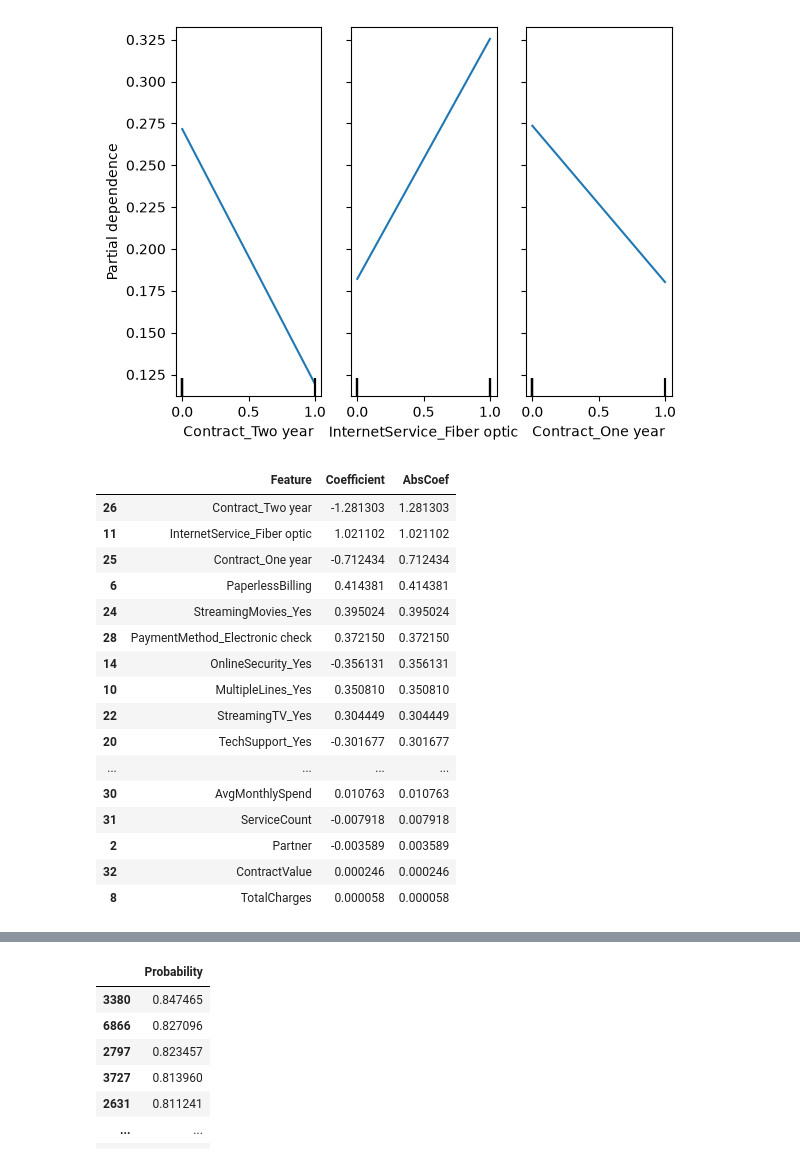
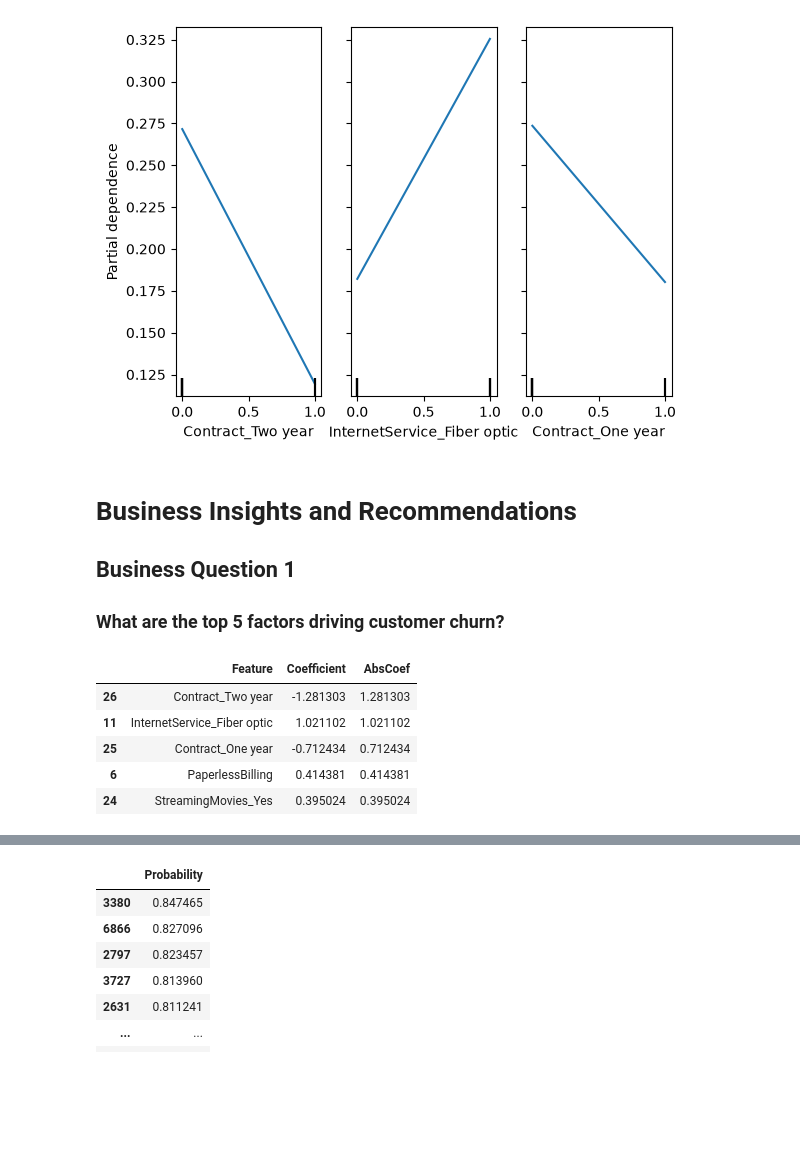
Before and after one commit to balajireddyu1710/teleconnect-ml-assignment, a Jupyter notebook: notebooks/05_interpretation.ipynb, the cells around one changed output, grey strips where cells are left out. Saved outputs shown, nothing was run; the diff lists cells and outputs as text; code cells hidden in the pictures; blank space fills up the shorter version.

```diff
--- a/notebooks/05_interpretation.ipynb
+++ b/notebooks/05_interpretation.ipynb
@@ -143,27 +143,22 @@ PartialDependenceDisplay.from_estimator(
 plt.show()
 # %% [output]
 [figure]
+# %% [markdown]
+# Business Insights and Recommendations
+
+## Business Question 1
+
+### What are the top 5 factors driving customer churn?
 # %%
 #
 coef_df.sort_values(
     by='AbsCoef',
     ascending=False
-).head(40)
+).head(5)
 # %% [output]
 |  | Feature | Coefficient | AbsCoef |
 | 26 | Contract_Two year | -1.281303 | 1.281303 |
 | 11 | InternetService_Fiber optic | 1.021102 | 1.021102 |
 | 25 | Contract_One year | -0.712434 | 0.712434 |
 | 6 | PaperlessBilling | 0.414381 | 0.414381 |
 | 24 | StreamingMovies_Yes | 0.395024 | 0.395024 |
-| 28 | PaymentMethod_Electronic check | 0.372150 | 0.372150 |
-| 14 | OnlineSecurity_Yes | -0.356131 | 0.356131 |
-| 10 | MultipleLines_Yes | 0.350810 | 0.350810 |
-| 22 | StreamingTV_Yes | 0.304449 | 0.304449 |
-| 20 | TechSupport_Yes | -0.301677 | 0.301677 |
-| ... | ... | ... | ... |
-| 30 | AvgMonthlySpend | 0.010763 | 0.010763 |
-| 31 | ServiceCount | -0.007918 | 0.007918 |
-| 2 | Partner | -0.003589 | 0.003589 |
-| 32 | ContractValue | 0.000246 | 0.000246 |
-| 8 | TotalCharges | 0.000058 | 0.000058 |
```
Also changed, not shown: parts of 11 cells of this notebook.
